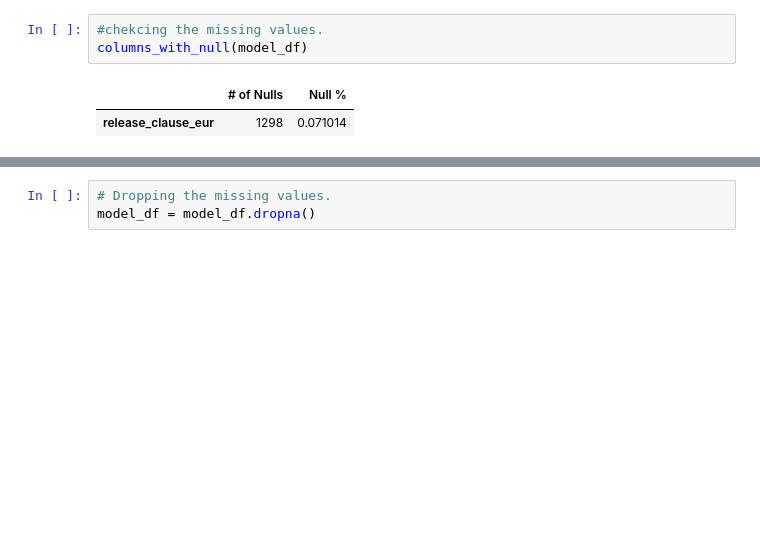
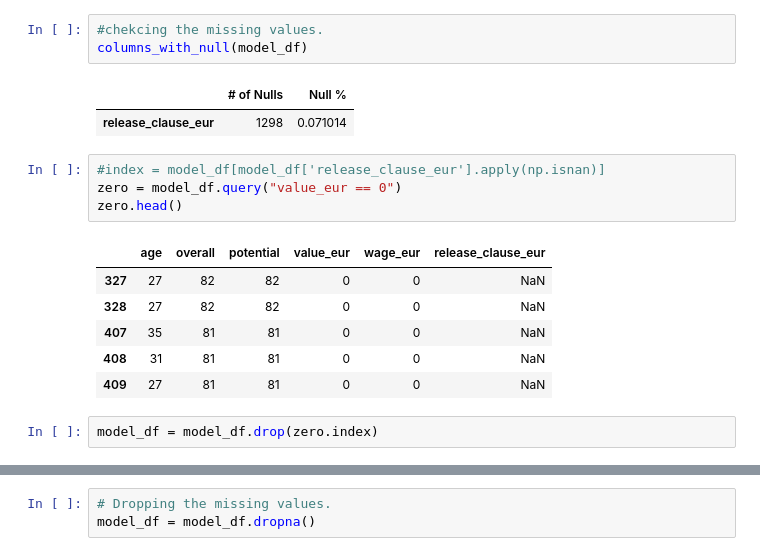
Before and after one commit to ShreeraamGit/Fifa-Analysis-Blog, a Jupyter notebook: Fifa Player database Analysis.ipynb, the cells around one changed output, grey strips where cells are left out. Cells and saved outputs as stored; diff of their text form; blank space fills up the shorter version.

```diff
--- a/Fifa Player database Analysis.ipynb
+++ b/Fifa Player database Analysis.ipynb
@@ -921,3 +937,16 @@ columns_with_null(model_df)
 # %% [output]
 |  | # of Nulls | Null % |
 | release_clause_eur | 1298 | 0.071014 |
+# %%
+#index = model_df[model_df['release_clause_eur'].apply(np.isnan)]
+zero = model_df.query("value_eur == 0")
+zero.head()
+# %% [output]
+|  | age | overall | potential | value_eur | wage_eur | release_clause_eur |
+| 327 | 27 | 82 | 82 | 0 | 0 | NaN |
+| 328 | 27 | 82 | 82 | 0 | 0 | NaN |
+| 407 | 35 | 81 | 81 | 0 | 0 | NaN |
+| 408 | 31 | 81 | 81 | 0 | 0 | NaN |
+| 409 | 27 | 81 | 81 | 0 | 0 | NaN |
+# %%
+model_df = model_df.drop(zero.index)
```
Also changed, not shown: parts of 6 cells of this notebook.
